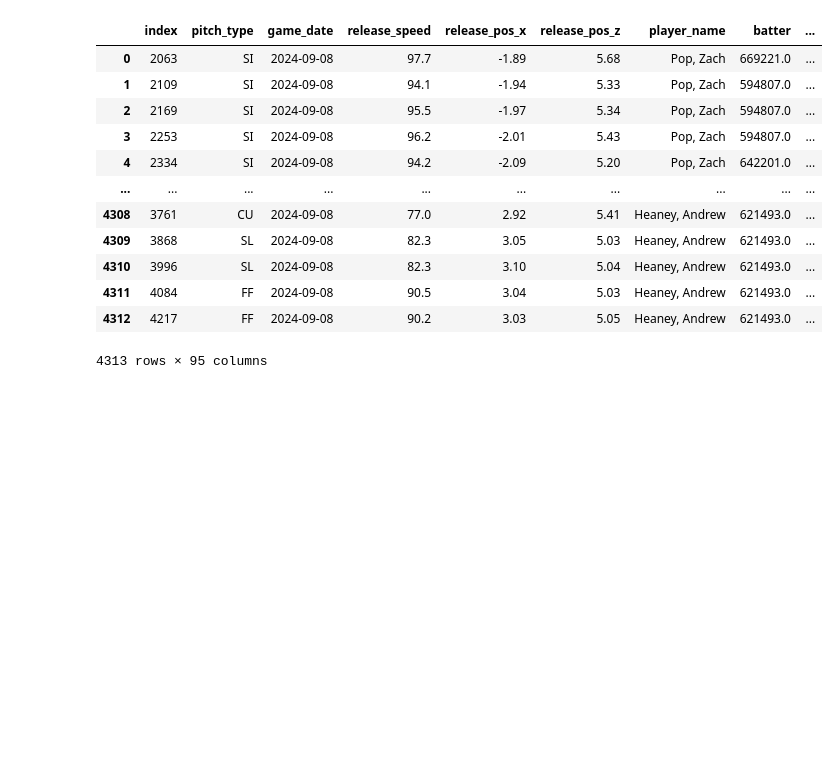
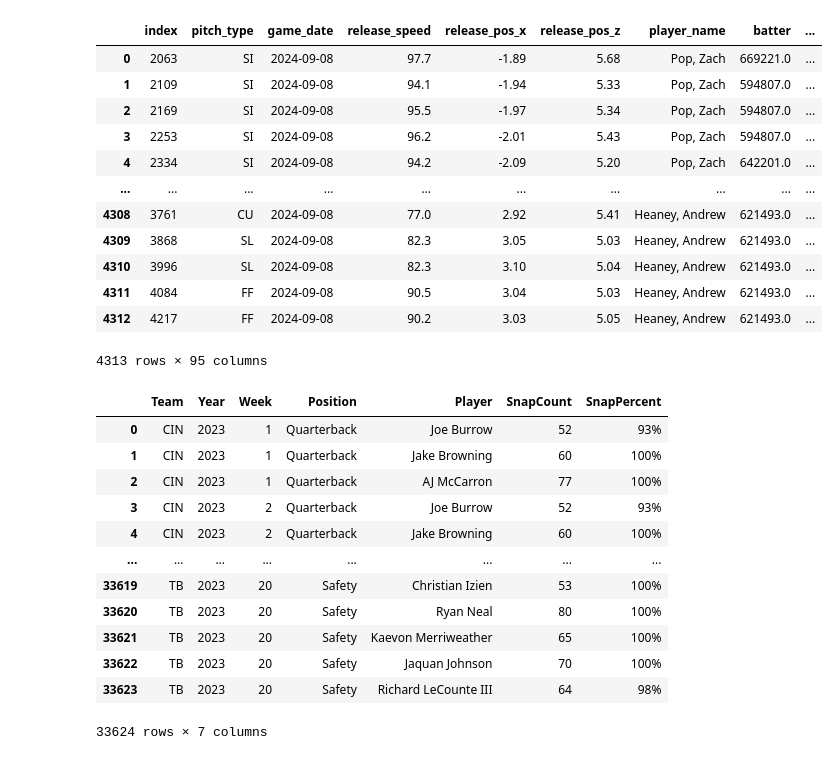
Before and after one commit to tbakely/NFL-Analysis, a Jupyter notebook: analysis.ipynb, the cells around one changed output. Saved outputs shown, nothing was run; the diff lists cells and outputs as text; code cells hidden in the pictures; blank space fills up the shorter version.

```diff
--- a/analysis.ipynb
+++ b/analysis.ipynb
@@ -1118,3 +1099,21 @@ statcast(start_dt="2024-09-08", end_dt="2024-09-10")
 | 4311 | 4084 | FF | 2024-09-08 | 90.5 | 3.04 | 5.03 | Heaney, Andrew | 621493.0 | ... |
 | 4312 | 4217 | FF | 2024-09-08 | 90.2 | 3.03 | 5.05 | Heaney, Andrew | 621493.0 | ... |
 4313 rows × 95 columns
+# %%
+snap_counts = pd.read_csv("/home/tylerbakely/repos/footballguys-scraper/footballguys_scraper/football_snap_counts.csv")
+# %%
+snap_counts[snap_counts]
+# %% [output]
+|  | Team | Year | Week | Position | Player | SnapCount | SnapPercent |
+| 0 | CIN | 2023 | 1 | Quarterback | Joe Burrow | 52 | 93% |
+| 1 | CIN | 2023 | 1 | Quarterback | Jake Browning | 60 | 100% |
+| 2 | CIN | 2023 | 1 | Quarterback | AJ McCarron | 77 | 100% |
+| 3 | CIN | 2023 | 2 | Quarterback | Joe Burrow | 52 | 93% |
+| 4 | CIN | 2023 | 2 | Quarterback | Jake Browning | 60 | 100% |
+| ... | ... | ... | ... | ... | ... | ... | ... |
+| 33619 | TB | 2023 | 20 | Safety | Christian Izien | 53 | 100% |
+| 33620 | TB | 2023 | 20 | Safety | Ryan Neal | 80 | 100% |
+| 33621 | TB | 2023 | 20 | Safety | Kaevon Merriweather | 65 | 100% |
+| 33622 | TB | 2023 | 20 | Safety | Jaquan Johnson | 70 | 100% |
+| 33623 | TB | 2023 | 20 | Safety | Richard LeCounte III | 64 | 98% |
+33624 rows × 7 columns
```
Also changed, not shown: parts of 5 cells of this notebook, 2 other files.
